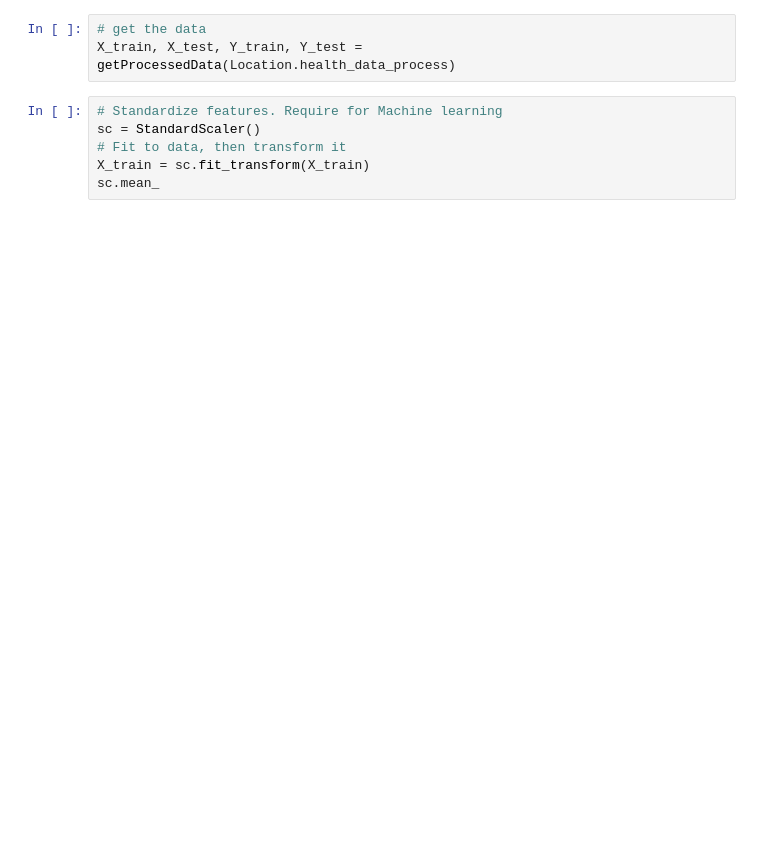
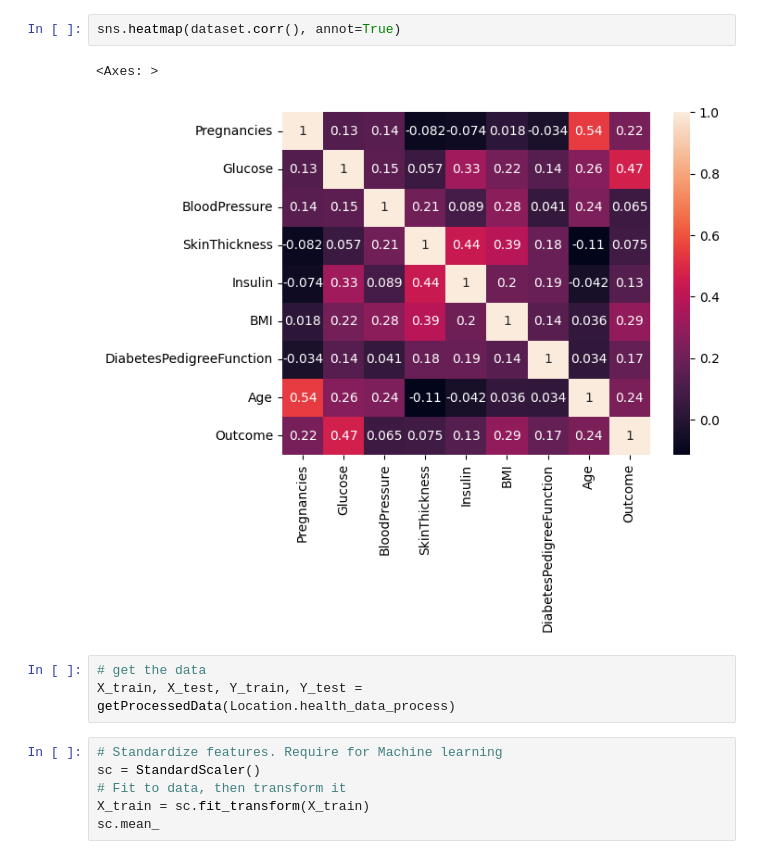
Before and after one commit to moriarais/AutomatingAnalysisModelsAndMisprediction, a Jupyter notebook: notebooks/svm/train_health.ipynb, the cells around one changed output. Drawn from its saved outputs; the diff is of its cells as text; blank space fills up the shorter version.

```diff
--- a/notebooks/svm/train_health.ipynb
+++ b/notebooks/svm/train_health.ipynb
@@ -30,3 +39,8 @@ dataset.head()
+# %%
+sns.heatmap(dataset.corr(), annot=True)
+# %% [output]
+<Axes: >
+[figure, added]
 # %%
 # get the data
 X_train, X_test, Y_train, Y_test = getProcessedData(Location.health_data_process)
```
Also changed, not shown: parts of 13 cells of this notebook, 3 other files.
